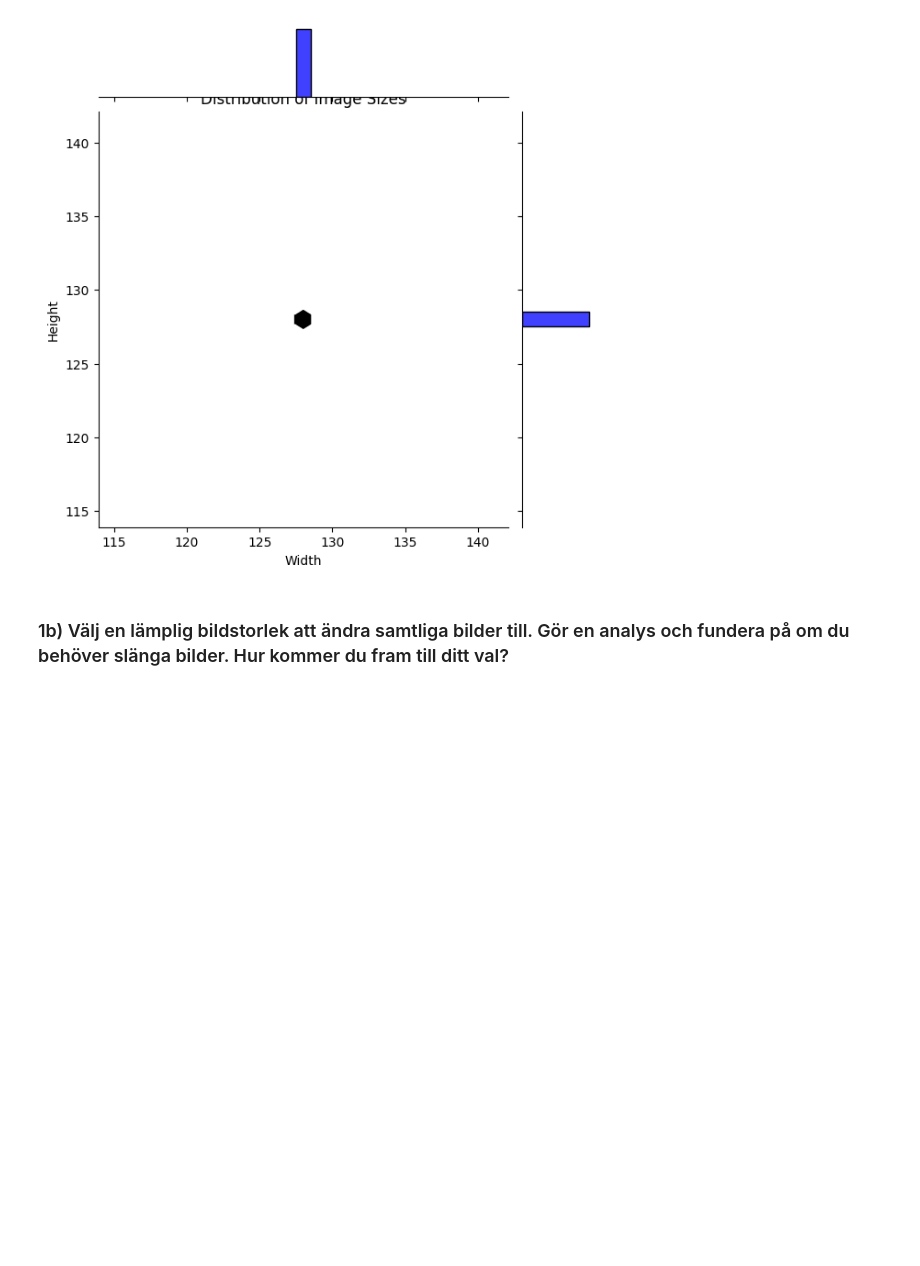
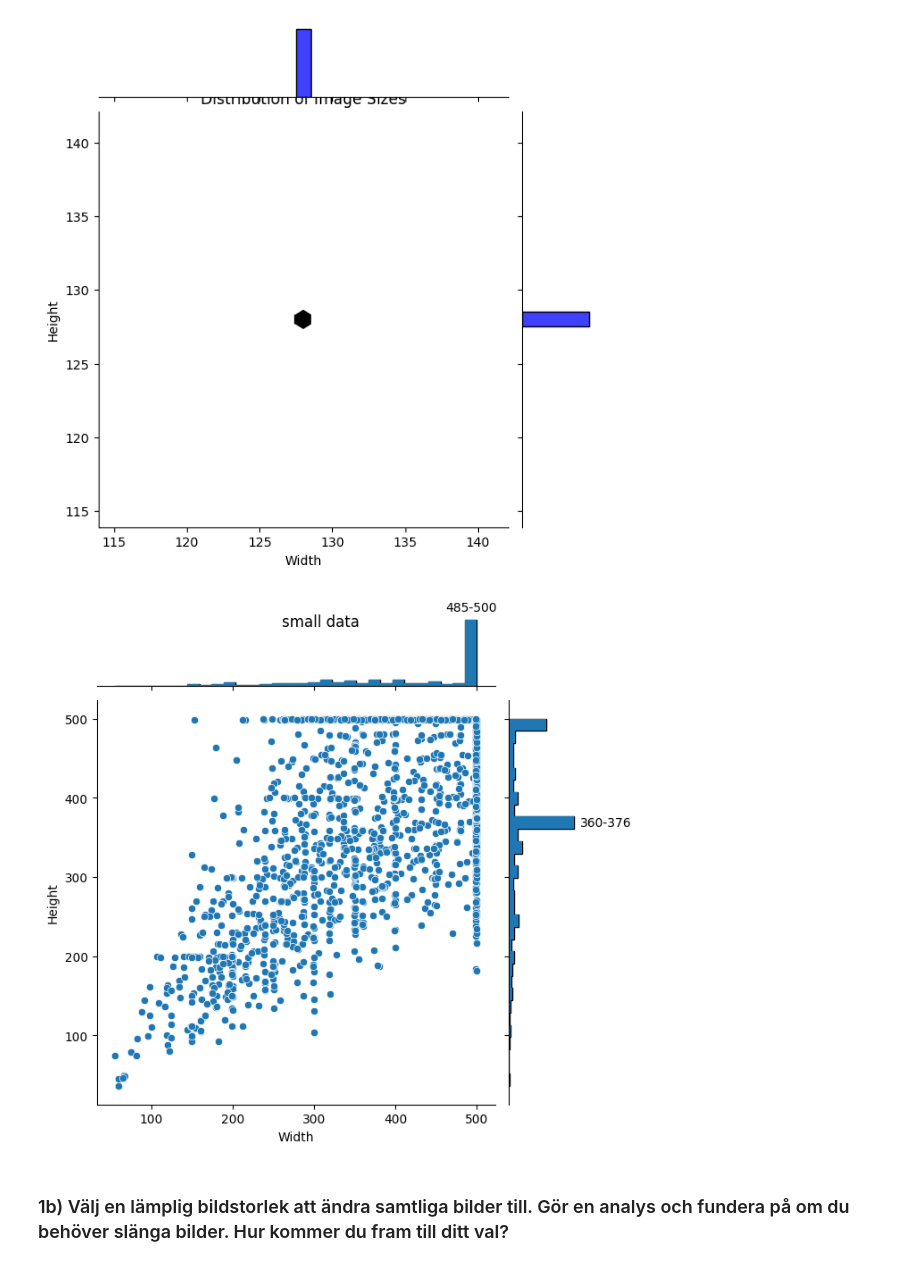
Before and after one commit to Zandri2k/Python-AI-Sandra-OPA23, a Jupyter notebook: Lab_2/Lab_2.ipynb, the cells around one changed output. Cells and saved outputs as stored; diff of their text form; code cells hidden in the pictures; blank space fills up the shorter version.

```diff
--- a/Lab_2/Lab_2.ipynb
+++ b/Lab_2/Lab_2.ipynb
@@ -341,6 +341,64 @@ plt.show()
 # %% [output]
 [figure]
 [figure]
+# %%
+from pathlib import Path
+from matplotlib.image import imread
+
+def get_image_sizes(data_path):
+    """Gather image dimensions for images in the specified directory."""
+    sizes = []
+    categories = ['train', 'val', 'test']
+    for category in categories:
+        cat_dir = data_path / category
+        files = list(cat_dir.glob("*"))
+        for image_path in files:
+            img = imread(str(image_path))
+            if len(img.shape) == 3:
+                height, width, _ = img.shape
+                sizes.append((width, height))
+    return sizes
+
+def plot_image_sizes(sizes, title):
+    """Plot the image sizes using a jointplot and annotate the highest histogram bars with bin range."""
+    widths, heights = zip(*sizes)
+    widths = np.array(widths)
+    heights = np.array(heights)
+
+    # Create jointplot
+    joint_plot = sns.jointplot(x=widths, y=heights, kind='scatter', marginal_kws=dict(bins=30, fill=True))
+    plt.xlabel('Width')
+    plt.ylabel('Height')
+    plt.suptitle(title)
+
+    # Annotate the highest bar in the x histogram
+    n, bins, patches = joint_plot.ax_marg_x.hist(widths, bins=30, fill=True)
+    max_idx = np.argmax(n)
+    max_bin_start = bins[max_idx]
+    max_bin_end = bins[max_idx + 1]
+    joint_plot.ax_marg_x.annotate(f'{int(max_bin_start)}-{int(max_bin_end)}', xy=((max_bin_start + max_bin_end) / 2, max(n)), xytext=(0, 5), textcoords='offset points', ha='center', va='bottom')
+
+    # Annotate the highest bar in the y histogram
+    n, bins, patches = joint_plot.ax_marg_y.hist(heights, bins=30, fill=True, orientation='horizontal')
+    max_idx = np.argmax(n)
+    max_bin_start = bins[max_idx]
+    max_bin_end = bins[max_idx + 1]
+    joint_plot.ax_marg_y.annotate(f'{int(max_bin_start)}-{int(max_bin_end)}', xy=(max(n), (max_bin_start + max_bin_end) / 2), xytext=(5, 0), textcoords='offset points', ha='left', va='center')
+
+    plt.show()
+
+# Setup paths
+experiment_small_data = Path("experiment_small_data")
+
+
+# Get sizes from each dataset
+image_sizes_small = get_image_sizes(experiment_small_data)
+
+
+# Generate plots with annotations
+plot_image_sizes(image_sizes_small, "small data ")
+# %% [output]
+[figure, added]
 # %% [markdown]
 ### 1b) Välj en lämplig bildstorlek att ändra samtliga bilder till. Gör en analys och fundera på om du behöver slänga bilder. Hur kommer du fram till ditt val?
 # %% [markdown]
```
Also changed, not shown: parts of 1 cell of this notebook.
